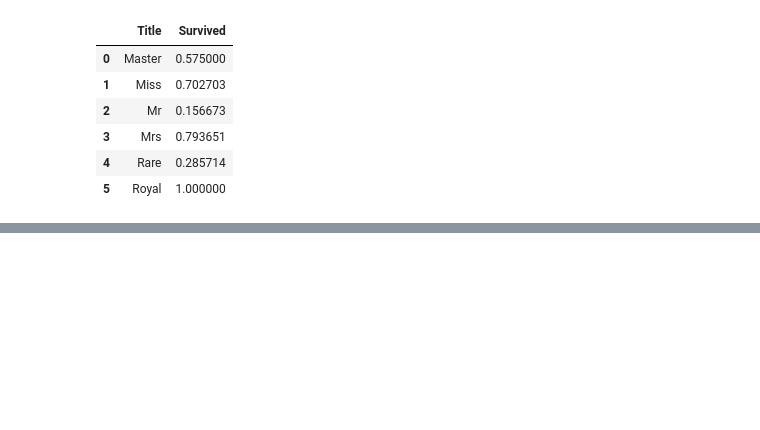
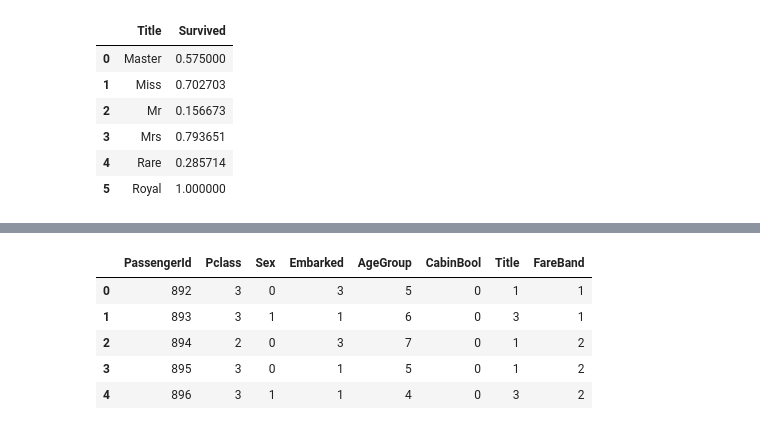
Before and after one commit to Dohppak/Kaggle-Iceburg_project, a Jupyter notebook: Titanic Survival Predictions.ipynb, the cells around one changed output, grey strips where cells are left out. Cells and saved outputs as stored; diff of their text form; code cells hidden in the pictures; blank space fills up the shorter version.

```diff
--- a/Titanic Survival Predictions.ipynb
+++ b/Titanic Survival Predictions.ipynb
@@ -374,0 +443,4 @@ train.head()
+# %%
+embarked_mapping = {"S": 1, "C": 2, "Q": 3}
+train['Embarked'] = train['Embarked'].map(embarked_mapping)
+test['Embarked'] = test['Embarked'].map(embarked_mapping)
@@ -374,0 +456,8 @@ train.head()
+# %%
+#map Fare values into groups of numerical values
+train['FareBand'] = pd.qcut(train['Fare'], 4, labels = [1, 2, 3, 4])
+test['FareBand'] = pd.qcut(test['Fare'], 4, labels = [1, 2, 3, 4])
+
+#drop Fare values
+train = train.drop(['Fare'], axis = 1)
+test = test.drop(['Fare'], axis = 1)
@@ -374,0 +473,9 @@ train.head()
+# %%
+train = train.drop(['Age'], axis = 1)
+test = test.drop(['Age'], axis = 1)
+train = train.drop(['SibSp'], axis = 1)
+test = test.drop(['SibSp'], axis = 1)
+train = train.drop(['Parch'], axis = 1)
+test = test.drop(['Parch'], axis = 1)
+train = train.drop(['Ticket'], axis = 1)
+test = test.drop(['Ticket'], axis = 1)
@@ -374,0 +503,9 @@ train.head()
+# %%
+test.head()
+# %% [output]
+|  | PassengerId | Pclass | Sex | Embarked | AgeGroup | CabinBool | Title | FareBand |
+| 0 | 892 | 3 | 0 | 3 | 5 | 0 | 1 | 1 |
+| 1 | 893 | 3 | 1 | 1 | 6 | 0 | 3 | 1 |
+| 2 | 894 | 2 | 0 | 3 | 7 | 0 | 1 | 2 |
+| 3 | 895 | 3 | 0 | 1 | 5 | 0 | 1 | 2 |
+| 4 | 896 | 3 | 1 | 1 | 4 | 0 | 3 | 2 |
```
Also changed, not shown: parts of 35 cells of this notebook, 1 other file.
